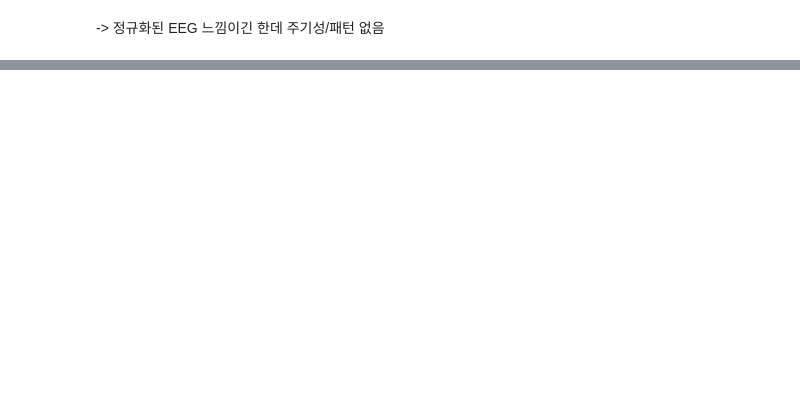
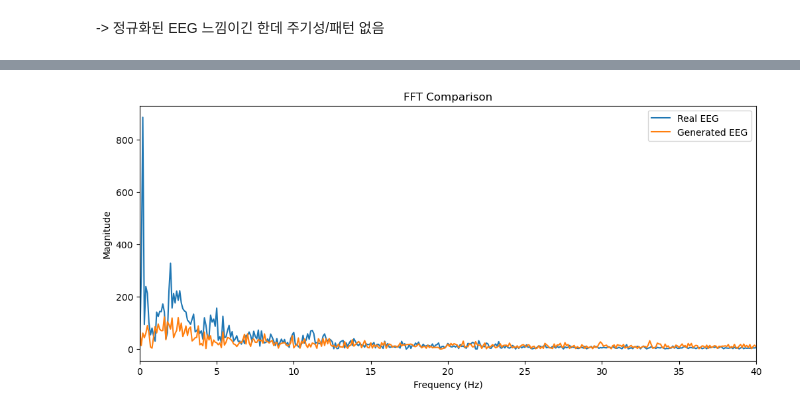
Before and after one commit to pitzsb1/NeuroDiffusion, a Jupyter notebook: code/NeuroDiffusion_code.ipynb, the cells around one changed output, grey strips where cells are left out. Saved outputs shown, nothing was run; the diff lists cells and outputs as text; code cells hidden in the pictures; blank space fills up the shorter version.

```diff
--- a/code/NeuroDiffusion_code.ipynb
+++ b/code/NeuroDiffusion_code.ipynb
@@ -896,0 +1196,17 @@ KeyboardInterrupt:
+# %%
+import numpy as np
+
+# FFT 계산
+
+real_fft = np.abs(np.fft.rfft(real))
+gen_fft = np.abs(np.fft.rfft(gen))
+
+# 주파수 축 생성
+
+freqs = np.fft.rfftfreq(
+    len(real),
+    d=1/200
+)
+
+print(real_fft.shape)
+print(gen_fft.shape)
@@ -896,0 +1223,29 @@ KeyboardInterrupt:
+# %%
+import matplotlib.pyplot as plt
+
+plt.figure(figsize=(12,5))
+
+plt.plot(
+    freqs,
+    real_fft,
+    label="Real EEG"
+)
+
+plt.plot(
+    freqs,
+    gen_fft,
+    label="Generated EEG"
+)
+
+plt.xlim(0,40)
+
+plt.xlabel("Frequency (Hz)")
+plt.ylabel("Magnitude")
+
+plt.title("FFT Comparison")
+
+plt.legend()
+
+plt.show()
+# %% [output]
+[figure, added]
```
Also changed, not shown: parts of 61 cells of this notebook, 1 other file.
